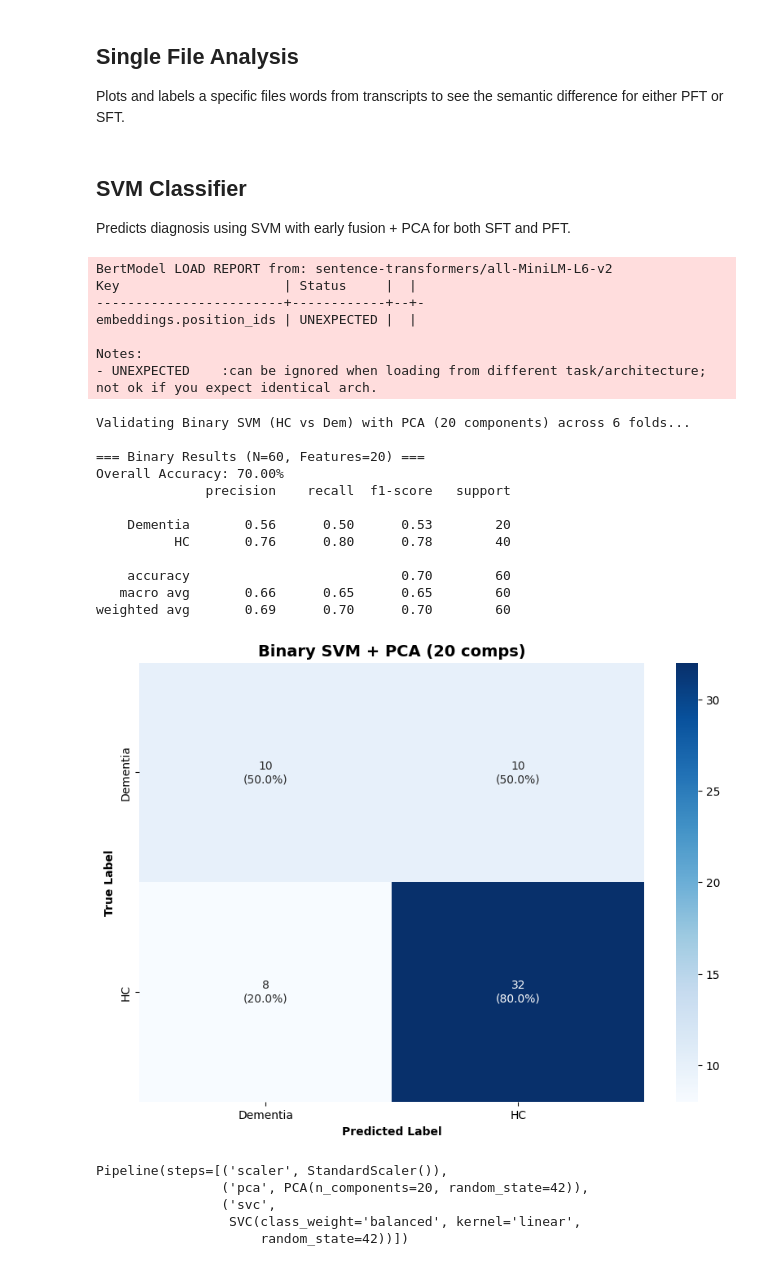
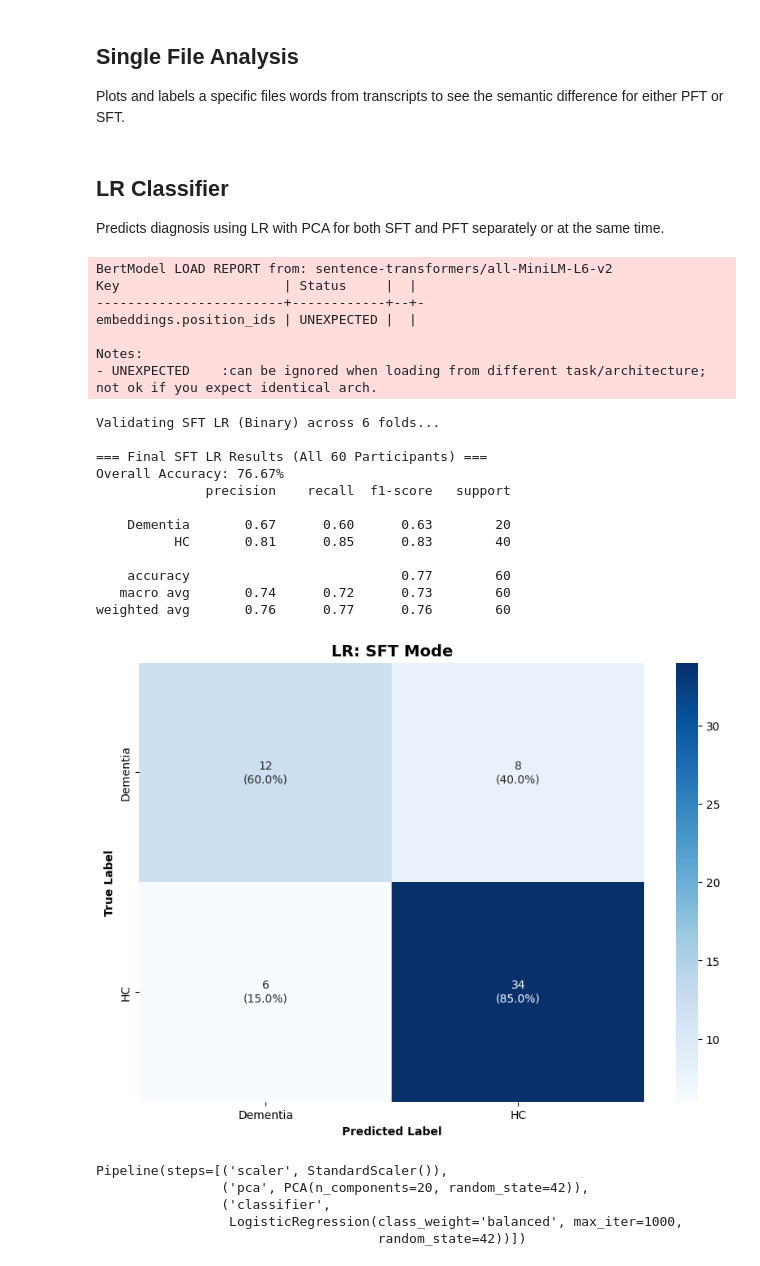
Before and after one commit to bentindal/cognospeak-pft-sft-pauses-data-analysis, a Jupyter notebook: LLM_analysis.ipynb, the cells around one changed output. Saved outputs shown, nothing was run; the diff lists cells and outputs as text; code cells hidden in the pictures.

```diff
--- a/LLM_analysis.ipynb
+++ b/LLM_analysis.ipynb
@@ -20,38 +20,38 @@ from clustering_and_classification import generate_single_file_embeddings
 single_file_df = generate_single_file_embeddings(file_number='097')
 visualise_by_diagnosis(single_file_df, task_filter='PFT')
 # %% [markdown]
-## SVM Classifier
+## LR Classifier
 
-Predicts diagnosis using SVM with early fusion + PCA for both SFT and PFT.
+Predicts diagnosis using LR with PCA for both SFT and PFT separately or at the same time.
 # %%
-from clustering_and_classification import train_fusion_svm_binary_pca, generate_diagnosis_embeddings
+from clustering_and_classification import train_lr_classifier, generate_diagnosis_embeddings
 
 results_dataframe = generate_diagnosis_embeddings(data_dir='data')
 
-train_fusion_svm_binary_pca(results_dataframe, k_folds=6, n_components=20)
+train_lr_classifier(results_dataframe, k_folds=6, n_components=20, task_mode="SFT")
 # %% [output]
 BertModel LOAD REPORT from: sentence-transformers/all-MiniLM-L6-v2
 Key                     | Status     |  |
 ------------------------+------------+--+-
 embeddings.position_ids | UNEXPECTED |  |
 
 Notes:
 - UNEXPECTED    :can be ignored when loading from different task/architecture; not ok if you expect identical arch.
-Validating Binary SVM (HC vs Dem) with PCA (20 components) across 6 folds...
+Validating SFT LR (Binary) across 6 folds...
 
-=== Binary Results (N=60, Features=20) ===
-Overall Accuracy: 70.00%
+=== Final SFT LR Results (All 60 Participants) ===
+Overall Accuracy: 76.67%
               precision    recall  f1-score   support
 
-    Dementia       0.56      0.50      0.53        20
-          HC       0.76      0.80      0.78        40
+    Dementia       0.67      0.60      0.63        20
+          HC       0.81      0.85      0.83        40
 
-    accuracy                           0.70        60
-   macro avg       0.66      0.65      0.65        60
-weighted avg       0.69      0.70      0.70        60
+    accuracy                           0.77        60
+   macro avg       0.74      0.72      0.73        60
+weighted avg       0.76      0.77      0.76        60
-[figure, old version]
+[figure, new version]
 Pipeline(steps=[('scaler', StandardScaler()),
                 ('pca', PCA(n_components=20, random_state=42)),
-                ('svc',
-                 SVC(class_weight='balanced', kernel='linear',
-                     random_state=42))])
+                ('classifier',
+                 LogisticRegression(class_weight='balanced', max_iter=1000,
+                                    random_state=42))])
```
Also changed, not shown: 1 other file.
